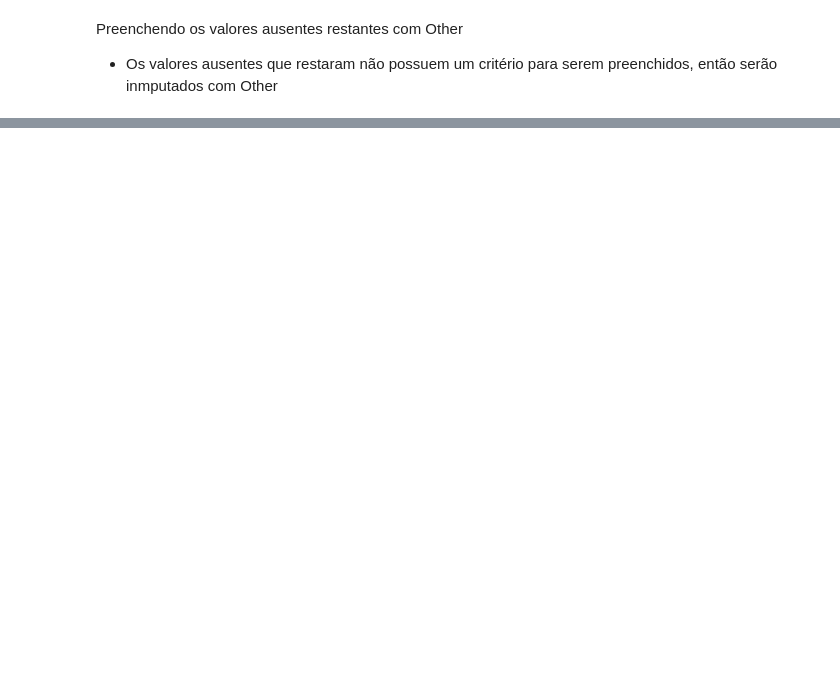
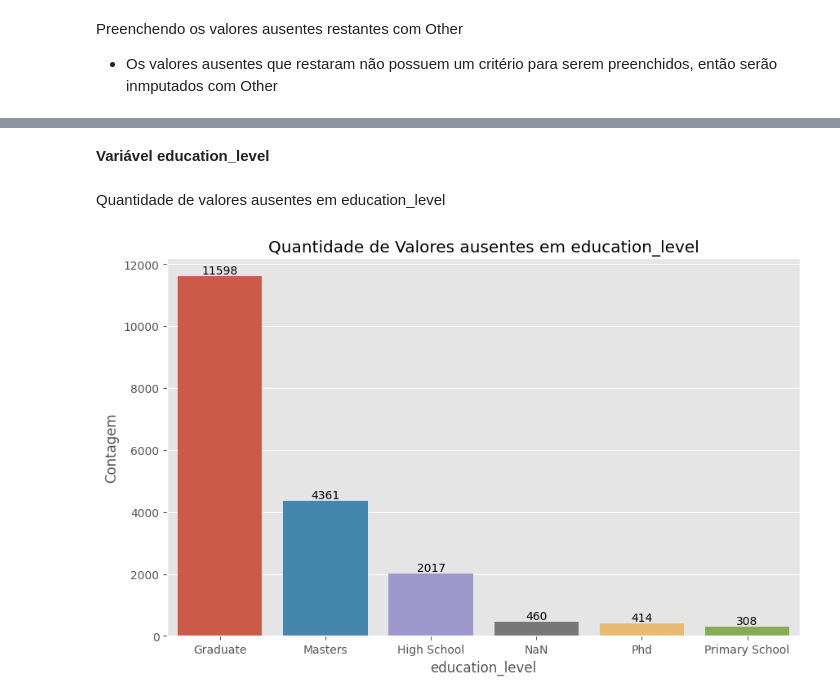
Before and after one commit to Blf100/Analise-de-Dados-RH, a Jupyter notebook: Análise_de_Dados_RH.ipynb, the cells around one changed output, grey strips where cells are left out. Cells and saved outputs as stored; diff of their text form; code cells hidden in the pictures; blank space fills up the shorter version.

```diff
--- a/Análise_de_Dados_RH.ipynb
+++ b/Análise_de_Dados_RH.ipynb
@@ -648,0 +693,16 @@ plt.show()
+# %% [markdown]
+**Variável education_level**
+# %% [markdown]
+Quantidade de valores ausentes em education_level
+# %%
+plt.figure(figsize= (10,6))
+sns.barplot(data=df_final.fillna('NaN')['education_level'].value_counts().reset_index(), x='index', y='education_level')
+plt.title('Quantidade de Valores ausentes em education_level')
+plt.ylabel('Contagem')
+plt.xlabel('education_level')
+for index, valor in enumerate(df_final.fillna('NaN')['education_level'].value_counts()):
+  plt.text(index, valor, str(valor), ha='center', va='bottom')
+
+plt.show()
+# %% [output]
+[figure, added]
```
Also changed, not shown: parts of 35 cells of this notebook.
